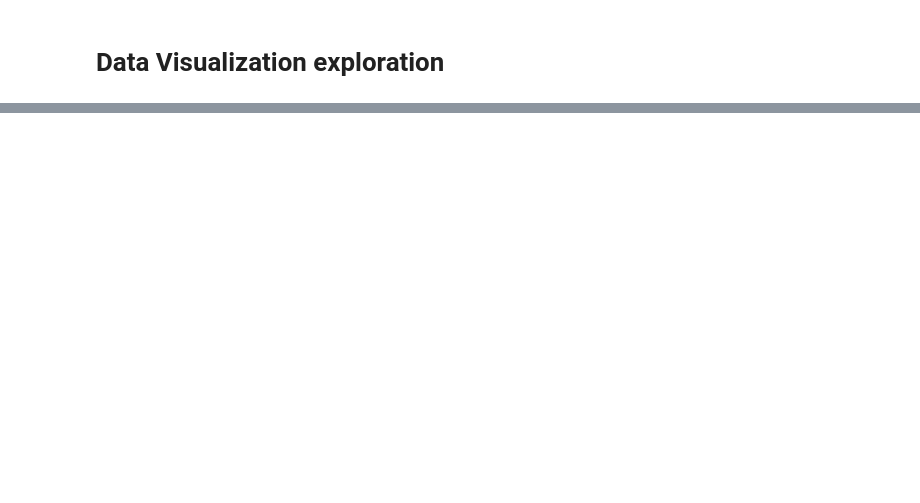
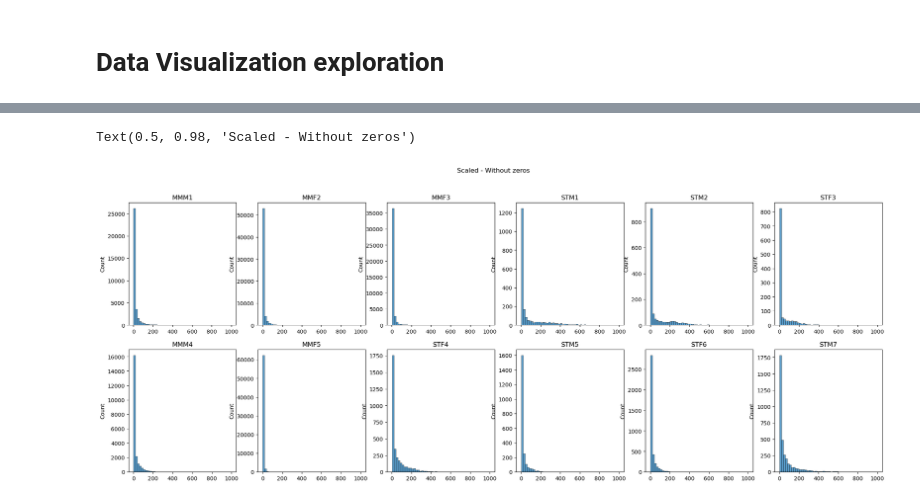
Before and after one commit to eisko/MAPseq_analysis, a Jupyter notebook: cell visualization testing.ipynb, the cells around one changed output, grey strips where cells are left out. Drawn from its saved outputs; the diff is of its cells as text; code cells hidden in the pictures; blank space fills up the shorter version.

Commit message:
min max scaling

```diff
--- a/cell visualization testing.ipynb
+++ b/cell visualization testing.ipynb
@@ -140,0 +182,10 @@ sns.heatmap(plot, cmap=orange_cmp, cbar=False)
+# %%
+# use min/max scaling to get all count values within same range
+# all min is 0, so formula (x-xmin/xmax-xmin) becomes (x/xmax)
+# scale w/ data that includes 0 (?)
+omc_scaled = []
+for i in range(num_samples):
+    df = omc_count[i].copy()
+    max_c = df.values.flatten().max().max() # get max value for each brain
+    df_scaled = df/max_c * 1000 # normalize to max and scale by 1000 so numbers are reasonable/interpretable
+    omc_scaled.append(df_scaled)
@@ -140,0 +206,20 @@ sns.heatmap(plot, cmap=orange_cmp, cbar=False)
+# %%
+# plot = []
+# for i in range(num_samples):
+#     plot.append(omc_values[i].nonzero())
+
+# plot histogram of count values
+fig, axs = plt.subplots(2,6, figsize=(25,9))
+i=0
+for ax in axs.flat:
+    df = omc_scaled[i]
+    vals = df.values.flatten()
+    idx = vals.nonzero()
+    plot = vals[idx]
+    sns.histplot(plot, bins = 50, legend=False, ax=ax)
+    ax.set_title(mice[i])
+    i+=1
+fig.suptitle("Scaled - Without zeros")
+# %% [output]
+Text(0.5, 0.98, 'Scaled - Without zeros')
+[figure, added]
```
Also changed, not shown: parts of 13 cells of this notebook.
